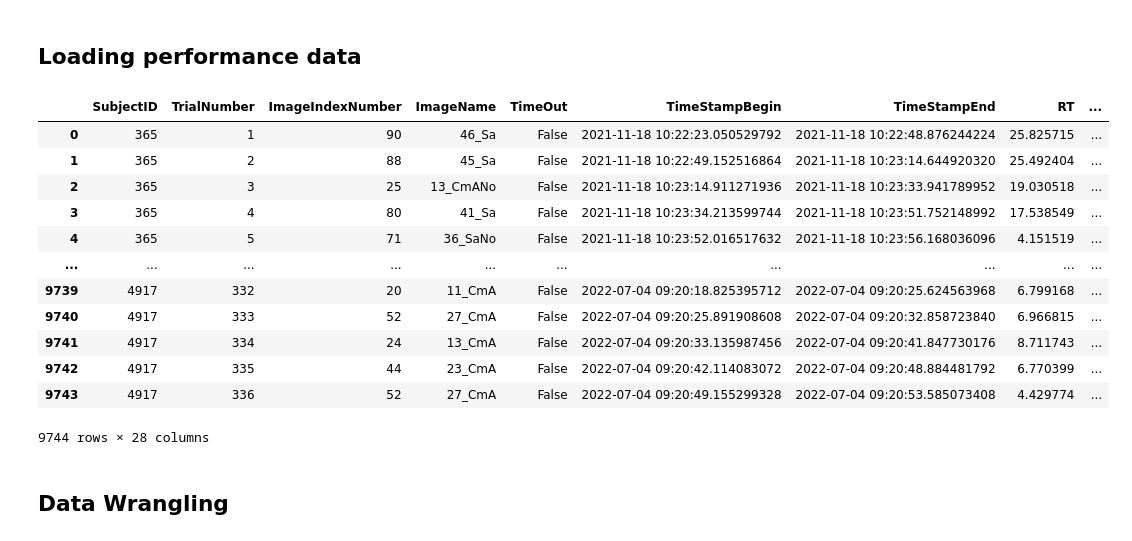
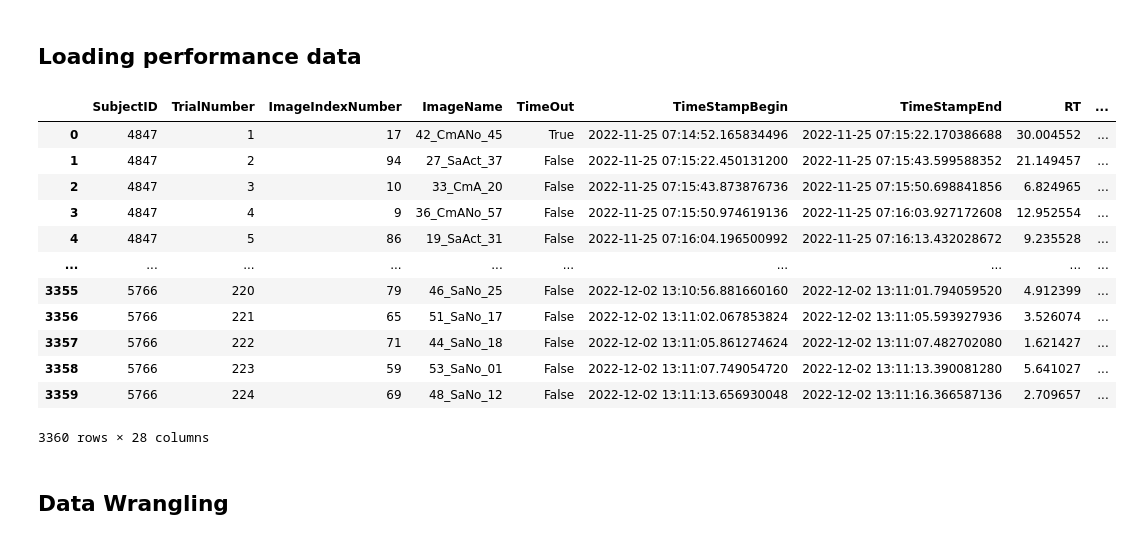
Before and after one commit to tracysanchez/Human_Agents_Impact_Nav, a Jupyter notebook: PointingTask_Exp2/Building_Task/02_ParticipantsDataReconstruction.ipynb, the cells around one changed output. Drawn from its saved outputs; the diff is of its cells as text; code cells hidden in the pictures.

Commit message:
Adding and adjusting Scripts for Agent Task

```diff
--- a/PointingTask_Exp2/Building_Task/02_ParticipantsDataReconstruction.ipynb
+++ b/PointingTask_Exp2/Building_Task/02_ParticipantsDataReconstruction.ipynb
@@ -19,7 +20,8 @@ os.getcwd()
 # %%
 # specify data folder
 # with wildcard for every file with a certain name
-path = "Randomizations/*.json"
+#path = "Randomizations/*.json"
+path = "*.json"
 # %%
 ## Extracting all subject IDs from the data folder
 subIDs = []
@@ -323,40 +329,45 @@ FinalIds.head()
 ## Loading performance data
 # %%
 #Setting a new path for performance data
-path = "Final/*.json"
+#path = "Final/*.json"
+os.chdir('E:/HumanA/Data/Exp2/Randomization/')
+os.getcwd()
+path = "*.json"
 # %%
 # create empty dataframe
 df = pd.DataFrame()
 
 # read every file name in folder
 for filename in glob.glob(path):
-    with open(filename, 'r') as file:
-        # make json files parsable
-        data = "[" + file.read()
-        data = data[:len(data)-2] + "]"
+    if "TaskDataFrame" in filename and "EyeTracking" not in filename and "OnQuit" not in filename:
+        with open(filename, 'r') as file:
+            # make json files parsable
+            data = "[" + file.read()
+            data = data[:len(data)-2] + "]"
 
-        # read data per file
-        subjectdf = pd.read_json(data)
-        if len(subjectdf) == 224:
+            # read data per file
+            subjectdf = pd.read_json(data)
+            if len(subjectdf) == 224:
 
-            # insert participant id in every line
-            subjectdf.insert(0, "SubjectID", [int(filename[6:10])] * subjectdf.shape[0], True)
-            df = df.append(subjectdf, ignore_index=True)
+                # insert participant id in every line
+                subjectdf.insert(0, "SubjectID", [int(filename[0:4])] * subjectdf.shape[0], True)
+                #subjectdf.insert(0, "SubjectID", [int(filename[6:10])] * subjectdf.shape[0], True)
+                df = df.append(subjectdf, ignore_index=True)
 df
 # %% [output]
 |  | SubjectID | TrialNumber | ImageIndexNumber | ImageName | TimeOut | TimeStampBegin | TimeStampEnd | RT | ... |
-| 0 | 365 | 1 | 90 | 46_Sa | False | 2021-11-18 10:22:23.050529792 | 2021-11-18 10:22:48.876244224 | 25.825715 | ... |
-| 1 | 365 | 2 | 88 | 45_Sa | False | 2021-11-18 10:22:49.152516864 | 2021-11-18 10:23:14.644920320 | 25.492404 | ... |
-| 2 | 365 | 3 | 25 | 13_CmANo | False | 2021-11-18 10:23:14.911271936 | 2021-11-18 10:23:33.941789952 | 19.030518 | ... |
-| 3 | 365 | 4 | 80 | 41_Sa | False | 2021-11-18 10:23:34.213599744 | 2021-11-18 10:23:51.752148992 | 17.538549 | ... |
-| 4 | 365 | 5 | 71 | 36_SaNo | False | 2021-11-18 10:23:52.016517632 | 2021-11-18 10:23:56.168036096 | 4.151519 | ... |
+| 0 | 4847 | 1 | 17 | 42_CmANo_45 | True | 2022-11-25 07:14:52.165834496 | 2022-11-25 07:15:22.170386688 | 30.004552 | ... |
+| 1 | 4847 | 2 | 94 | 27_SaAct_37 | False | 2022-11-25 07:15:22.450131200 | 2022-11-25 07:15:43.599588352 | 21.149457 | ... |
+| 2 | 4847 | 3 | 10 | 33_CmA_20 | False | 2022-11-25 07:15:43.873876736 | 2022-11-25 07:15:50.698841856 | 6.824965 | ... |
+| 3 | 4847 | 4 | 9 | 36_CmANo_57 | False | 2022-11-25 07:15:50.974619136 | 2022-11-25 07:16:03.927172608 | 12.952554 | ... |
+| 4 | 4847 | 5 | 86 | 19_SaAct_31 | False | 2022-11-25 07:16:04.196500992 | 2022-11-25 07:16:13.432028672 | 9.235528 | ... |
 | ... | ... | ... | ... | ... | ... | ... | ... | ... | ... |
-| 9739 | 4917 | 332 | 20 | 11_CmA | False | 2022-07-04 09:20:18.825395712 | 2022-07-04 09:20:25.624563968 | 6.799168 | ... |
-| 9740 | 4917 | 333 | 52 | 27_CmA | False | 2022-07-04 09:20:25.891908608 | 2022-07-04 09:20:32.858723840 | 6.966815 | ... |
-| 9741 | 4917 | 334 | 24 | 13_CmA | False | 2022-07-04 09:20:33.135987456 | 2022-07-04 09:20:41.847730176 | 8.711743 | ... |
-| 9742 | 4917 | 335 | 44 | 23_CmA | False | 2022-07-04 09:20:42.114083072 | 2022-07-04 09:20:48.884481792 | 6.770399 | ... |
-| 9743 | 4917 | 336 | 52 | 27_CmA | False | 2022-07-04 09:20:49.155299328 | 2022-07-04 09:20:53.585073408 | 4.429774 | ... |
+| 3355 | 5766 | 220 | 79 | 46_SaNo_25 | False | 2022-12-02 13:10:56.881660160 | 2022-12-02 13:11:01.794059520 | 4.912399 | ... |
+| 3356 | 5766 | 221 | 65 | 51_SaNo_17 | False | 2022-12-02 13:11:02.067853824 | 2022-12-02 13:11:05.593927936 | 3.526074 | ... |
+| 3357 | 5766 | 222 | 71 | 44_SaNo_18 | False | 2022-12-02 13:11:05.861274624 | 2022-12-02 13:11:07.482702080 | 1.621427 | ... |
+| 3358 | 5766 | 223 | 59 | 53_SaNo_01 | False | 2022-12-02 13:11:07.749054720 | 2022-12-02 13:11:13.390081280 | 5.641027 | ... |
+| 3359 | 5766 | 224 | 69 | 48_SaNo_12 | False | 2022-12-02 13:11:13.656930048 | 2022-12-02 13:11:16.366587136 | 2.709657 | ... |
-9744 rows × 28 columns
+3360 rows × 28 columns
 # %% [markdown]
 ## Data Wrangling
 # %% [markdown]
```
Also changed, not shown: parts of 29 cells of this notebook, 6 other files.
